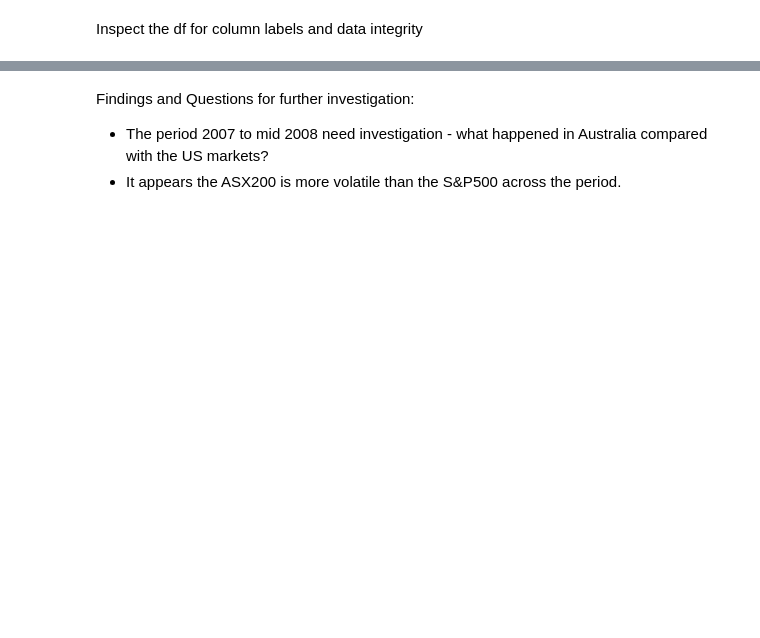
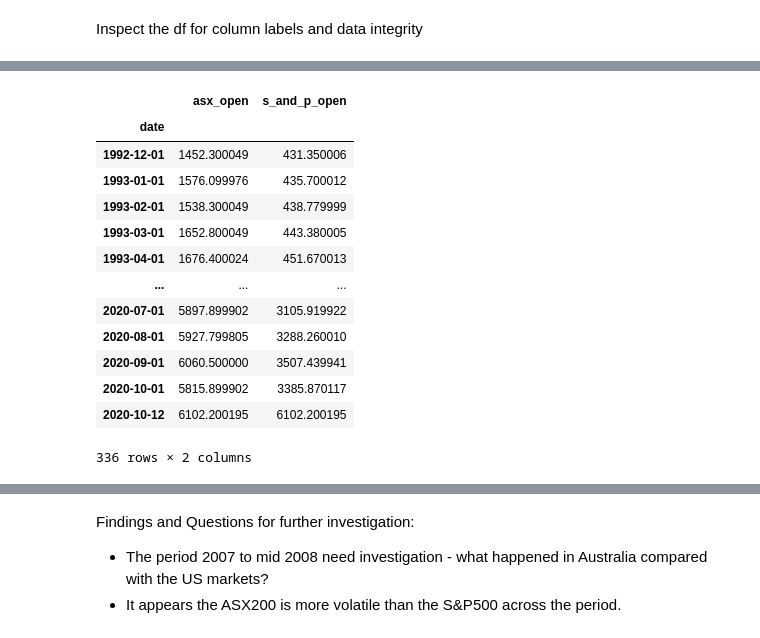
Before and after one commit to MDSI-AUG-2020-DSP/ASX, a Jupyter notebook: asx200_sp500_EDA.ipynb, the cells around one changed output, grey strips where cells are left out. Drawn from its saved outputs; the diff is of its cells as text; code cells hidden in the pictures; blank space fills up the shorter version.

```diff
--- a/asx200_sp500_EDA.ipynb
+++ b/asx200_sp500_EDA.ipynb
@@ -35,0 +79,21 @@ Inspect the df for column labels and data integrity
+# %%
+asx_sp = pd.read_sql_query('SELECT * FROM asx_s_and_p', con = mydb)
+
+asx_sp.set_index('date', inplace=True) ## set the date column as the index for the df
+
+asx_sp
+# %% [output]
+|  | asx_open | s_and_p_open |
+| date |  |  |
+| 1992-12-01 | 1452.300049 | 431.350006 |
+| 1993-01-01 | 1576.099976 | 435.700012 |
+| 1993-02-01 | 1538.300049 | 438.779999 |
+| 1993-03-01 | 1652.800049 | 443.380005 |
+| 1993-04-01 | 1676.400024 | 451.670013 |
+| ... | ... | ... |
+| 2020-07-01 | 5897.899902 | 3105.919922 |
+| 2020-08-01 | 5927.799805 | 3288.260010 |
+| 2020-09-01 | 6060.500000 | 3507.439941 |
+| 2020-10-01 | 5815.899902 | 3385.870117 |
+| 2020-10-12 | 6102.200195 | 6102.200195 |
+336 rows × 2 columns
```
Also changed, not shown: parts of 13 cells of this notebook.
